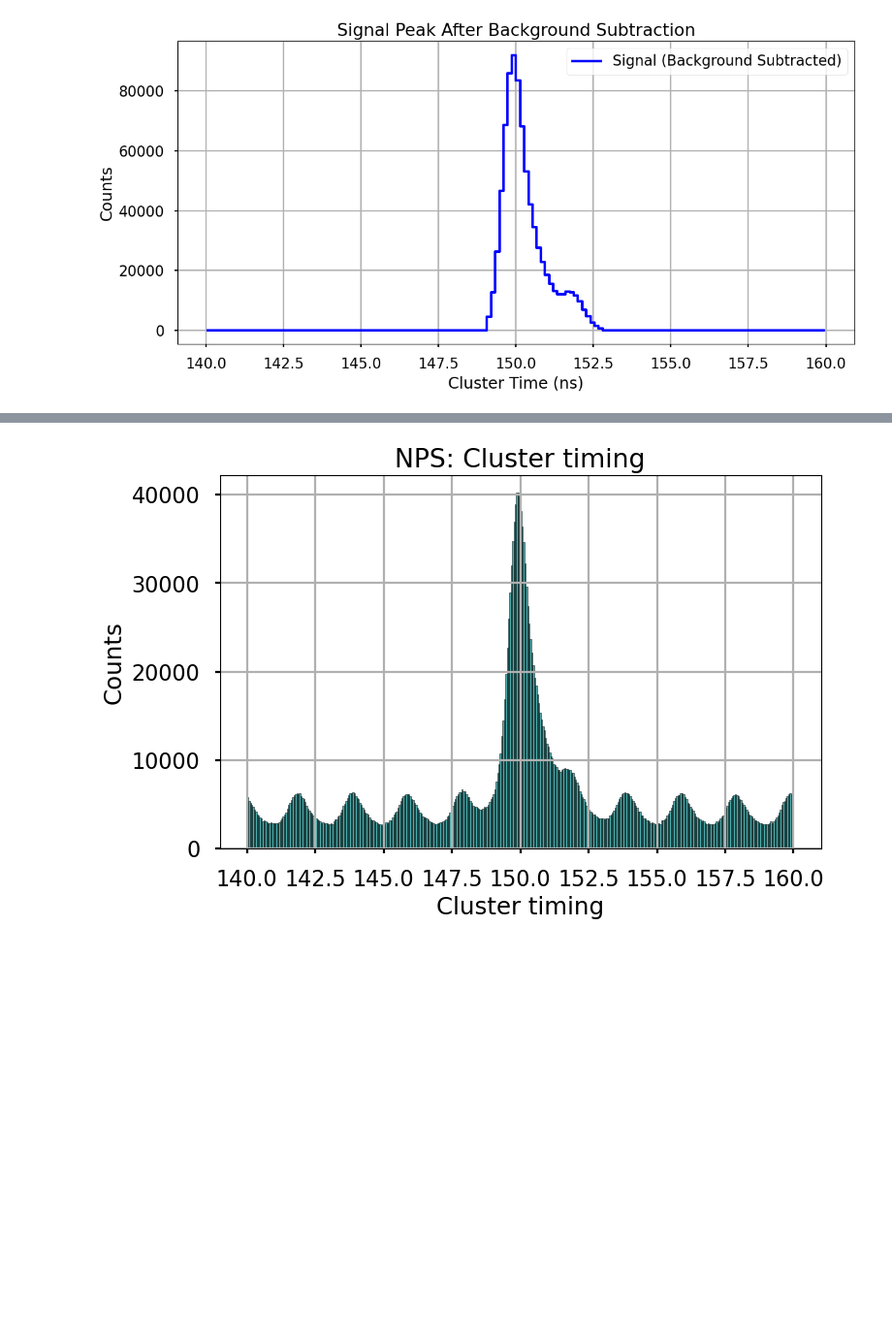
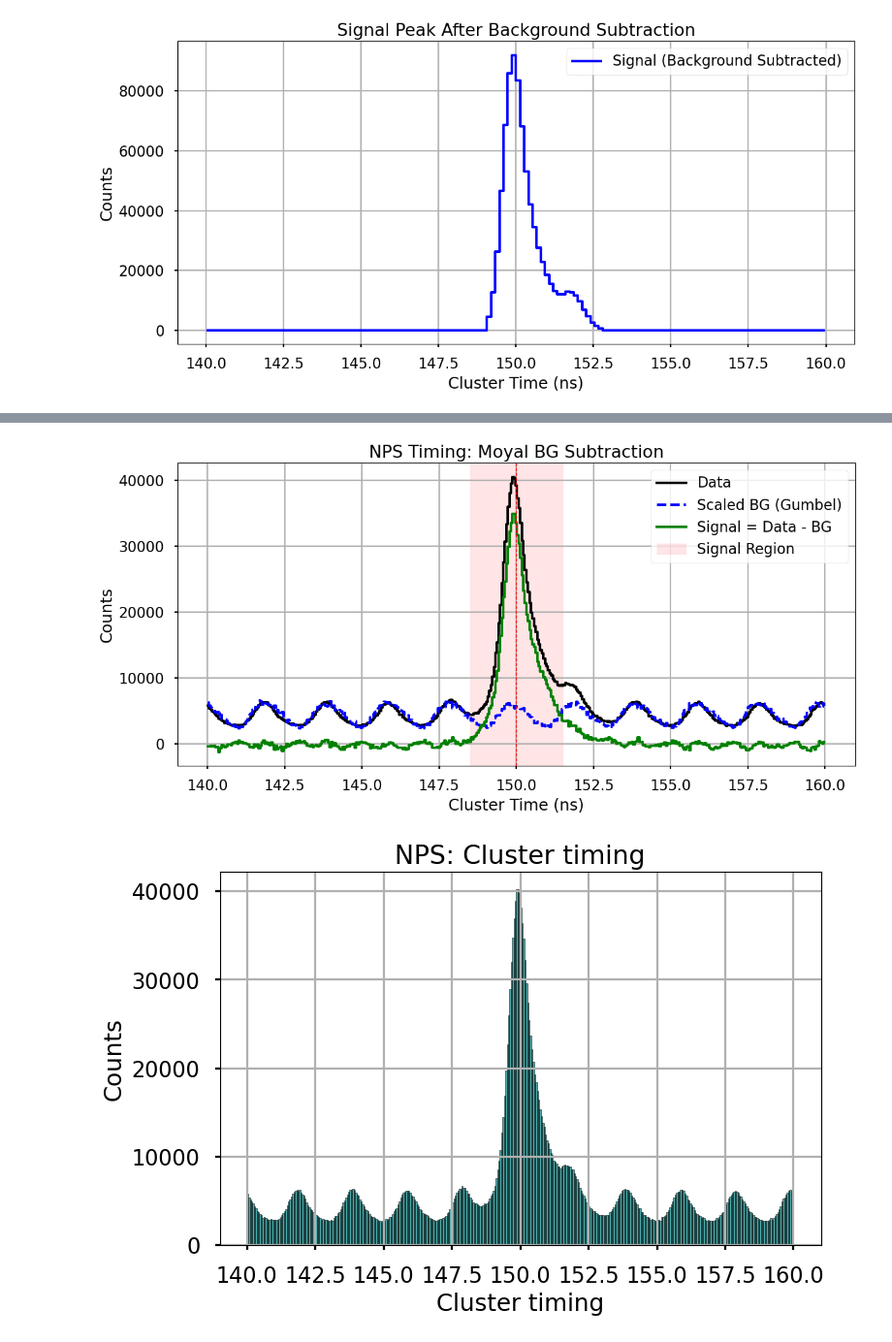
Before and after one commit to avnishphy/nps_analysis, a Jupyter notebook: pi0_analysis/exclusive_pi0.ipynb, the cells around one changed output, grey strips where cells are left out. Shown at 97% size. Cells and saved outputs as stored; diff of their text form; code cells hidden in the pictures; blank space fills up the shorter version.

```diff
--- a/pi0_analysis/exclusive_pi0.ipynb
+++ b/pi0_analysis/exclusive_pi0.ipynb
@@ -810,3 +809,98 @@ KeyboardInterrupt:
+# %%
+import numpy as np
+import matplotlib.pyplot as plt
+from scipy.stats import gumbel_r
+from scipy.interpolate import interp1d
+from scipy.stats import landau
+from scipy.stats import moyal
+
+# === Load real data ===
+# Replace this with your real NPS cluster time data
+# Example: cluster_times = branches["NPS.cal.clusT"][has_two_clust].to_numpy()
+# cluster_times = np.loadtxt("your_data_times.txt")  # Replace with your actual data source
+clusT = ak.to_numpy(ak.flatten(branches["NPS.cal.clusT"]))
+# === Parameters ===
+beam_bucket_spacing = 2.0        # ns
+n_buckets = 200                  # Simulate +/- 200 buckets (~400 ns window)
+true_peak_time = 150.0           # ns, main coincidence
+timing_resolution = 0.4          # ns (Gaussian sigma)
+n_true_events = 100000             # Number of true coincidences
+n_bg_per_bucket = 16000             # Background events per beam bucket
+
+# === Histogram bins ===
+bins = np.linspace(140, 160, 400)
+bin_centers = 0.5 * (bins[1:] + bins[:-1])
+
+# === Simulate background ===
+bg_times = []
+for i in range(-n_buckets, n_buckets + 1):
+    t_bucket = true_peak_time + i * beam_bucket_spacing
+    # bg_cluster_times = landau.rvs(loc=t_bucket, scale=timing_resolution, size=n_bg_per_bucket)
+    bg_cluster_times = moyal.rvs(loc=t_bucket-0.119, scale=timing_resolution, size=n_bg_per_bucket)
+    bg_times.extend(bg_cluster_times)
+
+bg_times = np.array(bg_times)
+
+# === Normalize background using sidebands ===
+hist_data, _ = np.histogram(clusT, bins=bins)
+hist_bg, _ = np.histogram(bg_times, bins=bins)
+
+# Define sidebands (away from signal region)
+sideband_mask = ((bin_centers < 148.5) | (bin_centers > 151.5))
+
+# Calculate scale factor using sidebands
+data_sb_sum = np.sum(hist_data[sideband_mask])
+sim_sb_sum = np.sum(hist_bg[sideband_mask])
+scale_factor = data_sb_sum / sim_sb_sum if sim_sb_sum > 0 else 0
+
+# Scale background
+scaled_bg = hist_bg * scale_factor
+
+# === Background Subtracted Histogram ===
+subtracted = hist_data - scaled_bg
+
+# === Plotting ===
+# plt.figure(figsize=(8, 5))
+
+# plt.step(bin_centers, hist_data, where='mid', color='black', label='Data')
+# plt.step(bin_centers, scaled_bg, where='mid', color='blue', linestyle='--', label='Simulated BG (scaled)')
+# plt.axvspan(148.5, 151.5, color='red', alpha=0.1, label='Signal Region')
+# plt.xlabel("Cluster Time (ns)")
+# plt.ylabel("Counts")
+# plt.title("Data and Simulated Gumbel Background")
+# plt.legend()
+# plt.grid(True)
+# plt.tight_layout()
+# plt.show()
+
+# plt.figure(figsize=(8, 5))
+# plt.step(bin_centers, subtracted, where='mid', color='green', label='Data - BG')
+# plt.axhline(0, color='gray', linestyle='--')
+# plt.xlabel("Cluster Time (ns)")
+# plt.ylabel("Signal Estimate (Counts)")
+# plt.title("Background Subtracted Signal")
+# plt.legend()
+# plt.grid(True)
+# plt.tight_layout()
+# plt.show()
+
+plt.figure(figsize=(12, 6))
+
+plt.step(bin_centers, hist_data, where='mid', color='black', label='Data')
+plt.step(bin_centers, scaled_bg, where='mid', color='blue', linestyle='--', label='Scaled BG (Gumbel)')
+plt.step(bin_centers, subtracted, where='mid', color='green', label='Signal = Data - BG')
+plt.axvspan(148.5, 151.5, color='red', alpha=0.1, label='Signal Region')
+plt.axvline(true_peak_time, color='red', linestyle='--', linewidth=1)
+plt.xlabel("Cluster Time (ns)")
+plt.ylabel("Counts")
+# plt.title(f"NPS Timing: Landau BG Subtraction\nBest loc={loc:.3f}, scale={scale:.3f}, scale_factor={scale_factor:.3f}")
+plt.title(f"NPS Timing: Moyal BG Subtraction")
+plt.legend()
+plt.grid(True)
+plt.tight_layout()
+plt.show()
+# %% [output]
+[figure, added]
 # %%
 # includes all the cluster instances associated to the events.
 
```
Also changed, not shown: parts of 2 cells of this notebook, 2 other files.
